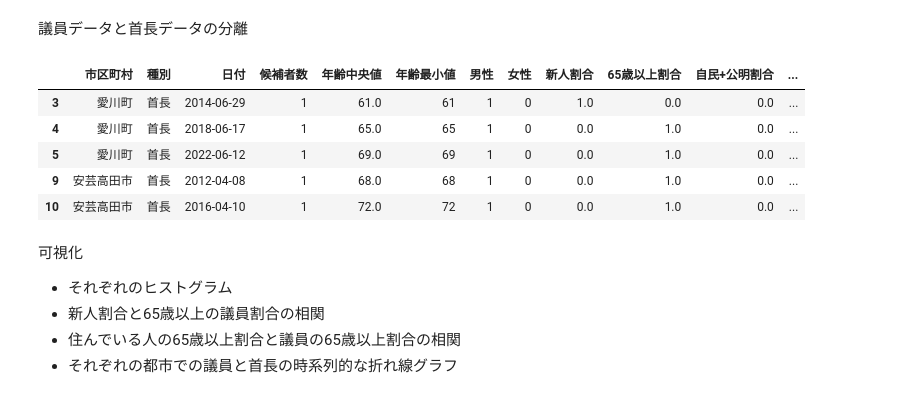
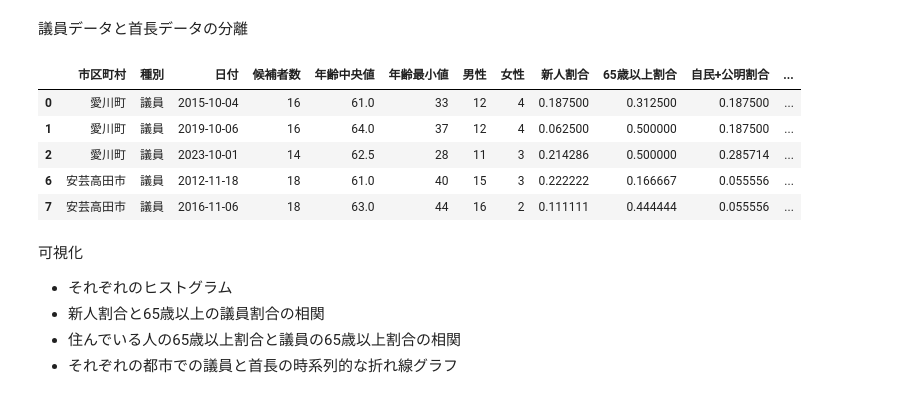
Before and after one commit to shun217/Statistics-Competition_Local-government-policy, a Jupyter notebook: testdata_pre.ipynb, the cells around one changed output. Cells and saved outputs as stored; diff of their text form; code cells hidden in the pictures.

```diff
--- a/testdata_pre.ipynb
+++ b/testdata_pre.ipynb
@@ -73,5 +57,8 @@ abv65_df.head()
+# %%
+abv65_meandf = abv65_df.groupby('地域コード')['65歳以上人口割合'].mean().reset_index()
+# %%
+abv65_meandf = abv65_meandf.merge(df_region_code, on='地域コード', how='left', validate='one_to_one')
 # %% [markdown]
 <p>それぞれのdfの結びつけ</p>
 # %%
-merged_df = df.merge(abv65_df, on="市区町村", how="left")
-merged_df.drop(columns=['総人口','65歳以上人口'], inplace=True)
+merged_df = df.merge(abv65_meandf.drop(columns=['都道府県']), on="市区町村", how="left")
@@ -87,17 +65,20 @@ merged_df.head()
 # %% [markdown]
 <p>議員データと首長データの分離</p>
+# %%
+merged_df['日付'] = pd.to_datetime(merged_df['日付'], format='%Y-%m-%d')
+merged_df['年'] = merged_df['日付'].dt.year
 # %%
 counciler_df = merged_df[merged_df['種別'] == '議員']
 chief_df = merged_df[merged_df['種別'] == '首長']
 # %%
-chief_df.head()
+counciler_df.head()
 # %% [output]
 |  | 市区町村 | 種別 | 日付 | 候補者数 | 年齢中央値 | 年齢最小値 | 男性 | 女性 | 新人割合 | 65歳以上割合 | 自民+公明割合 | ... |
-| 3 | 愛川町 | 首長 | 2014-06-29 | 1 | 61.0 | 61 | 1 | 0 | 1.0 | 0.0 | 0.0 | ... |
-| 4 | 愛川町 | 首長 | 2018-06-17 | 1 | 65.0 | 65 | 1 | 0 | 0.0 | 1.0 | 0.0 | ... |
-| 5 | 愛川町 | 首長 | 2022-06-12 | 1 | 69.0 | 69 | 1 | 0 | 0.0 | 1.0 | 0.0 | ... |
-| 9 | 安芸高田市 | 首長 | 2012-04-08 | 1 | 68.0 | 68 | 1 | 0 | 0.0 | 1.0 | 0.0 | ... |
-| 10 | 安芸高田市 | 首長 | 2016-04-10 | 1 | 72.0 | 72 | 1 | 0 | 0.0 | 1.0 | 0.0 | ... |
+| 0 | 愛川町 | 議員 | 2015-10-04 | 16 | 61.0 | 33 | 12 | 4 | 0.187500 | 0.312500 | 0.187500 | ... |
+| 1 | 愛川町 | 議員 | 2019-10-06 | 16 | 64.0 | 37 | 12 | 4 | 0.062500 | 0.500000 | 0.187500 | ... |
+| 2 | 愛川町 | 議員 | 2023-10-01 | 14 | 62.5 | 28 | 11 | 3 | 0.214286 | 0.500000 | 0.285714 | ... |
+| 6 | 安芸高田市 | 議員 | 2012-11-18 | 18 | 61.0 | 40 | 15 | 3 | 0.222222 | 0.166667 | 0.055556 | ... |
+| 7 | 安芸高田市 | 議員 | 2016-11-06 | 18 | 63.0 | 44 | 16 | 2 | 0.111111 | 0.444444 | 0.055556 | ... |
 # %% [markdown]
 <p>可視化<p>
 <ul>
```
Also changed, not shown: parts of 39 cells of this notebook, 1 other file.
